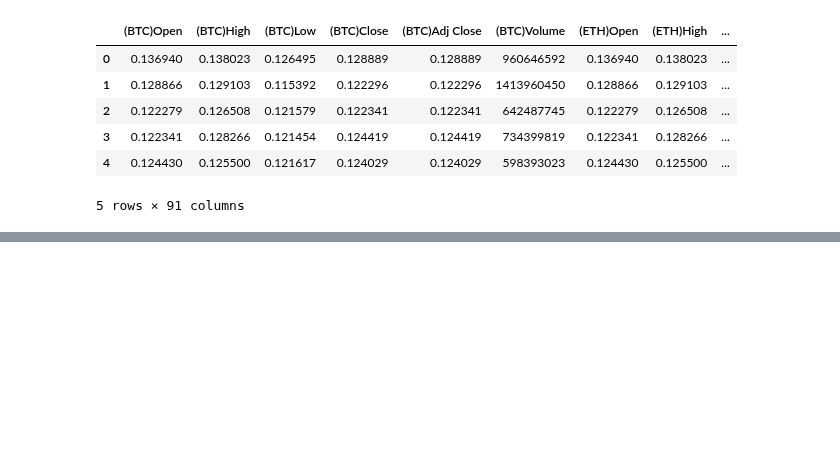
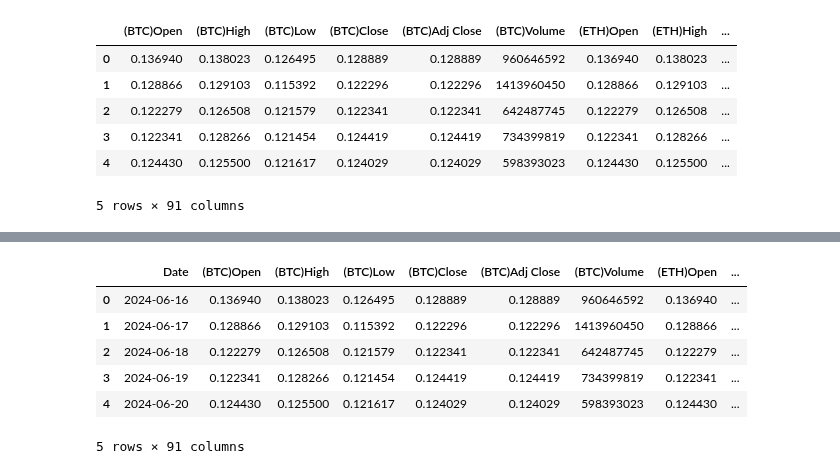
Before and after one commit to CODING-racer/criptobot, a Jupyter notebook: new_crip.ipynb, the cells around one changed output, grey strips where cells are left out. Drawn from its saved outputs; the diff is of its cells as text; code cells hidden in the pictures; blank space fills up the shorter version.

```diff
--- a/new_crip.ipynb
+++ b/new_crip.ipynb
@@ -234,0 +348,10 @@ CC.head()
+# %%
+CC.head()
+# %% [output]
+|  | Date | (BTC)Open | (BTC)High | (BTC)Low | (BTC)Close | (BTC)Adj Close | (BTC)Volume | (ETH)Open | ... |
+| 0 | 2024-06-16 | 0.136940 | 0.138023 | 0.126495 | 0.128889 | 0.128889 | 960646592 | 0.136940 | ... |
+| 1 | 2024-06-17 | 0.128866 | 0.129103 | 0.115392 | 0.122296 | 0.122296 | 1413960450 | 0.128866 | ... |
+| 2 | 2024-06-18 | 0.122279 | 0.126508 | 0.121579 | 0.122341 | 0.122341 | 642487745 | 0.122279 | ... |
+| 3 | 2024-06-19 | 0.122341 | 0.128266 | 0.121454 | 0.124419 | 0.124419 | 734399819 | 0.122341 | ... |
+| 4 | 2024-06-20 | 0.124430 | 0.125500 | 0.121617 | 0.124029 | 0.124029 | 598393023 | 0.124430 | ... |
+5 rows × 91 columns
```
Also changed, not shown: parts of 35 cells of this notebook.
